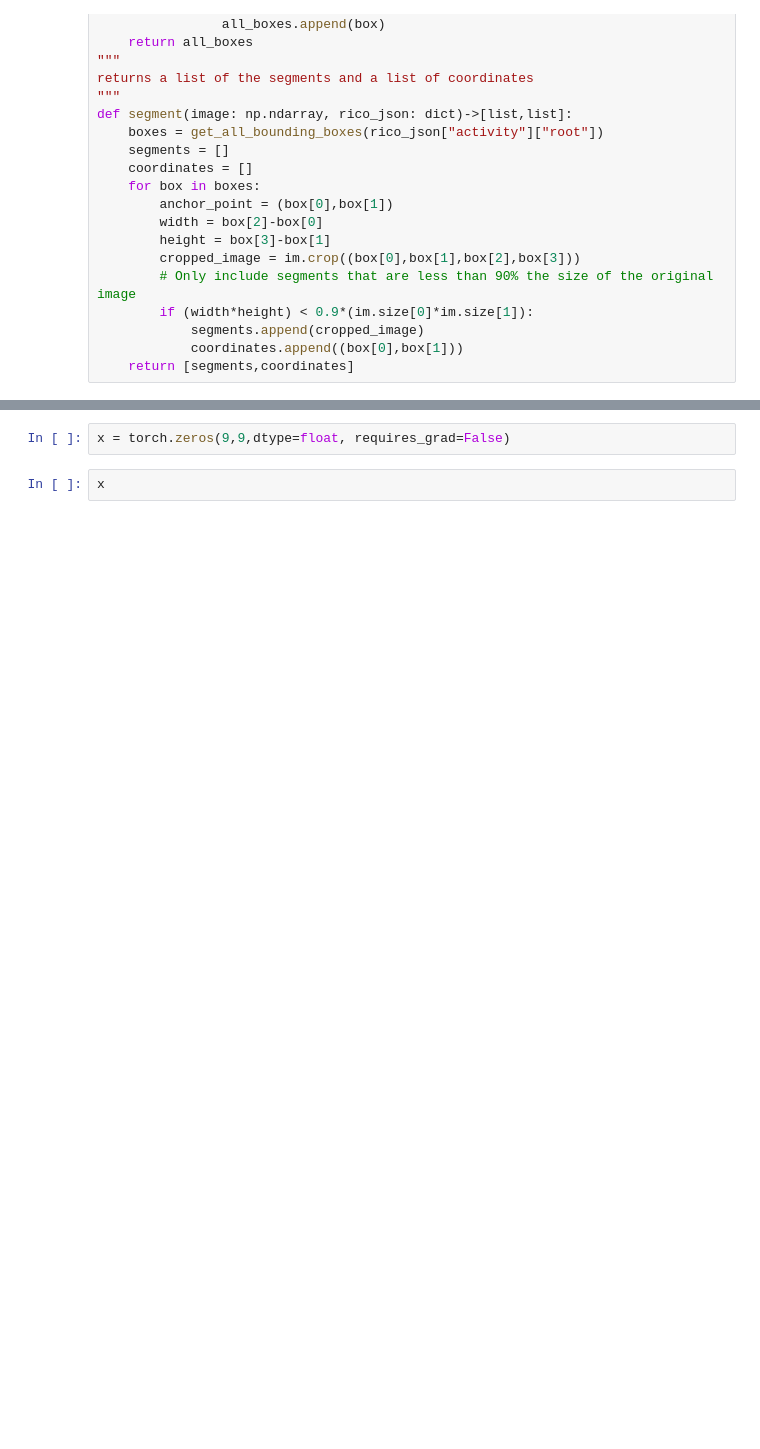
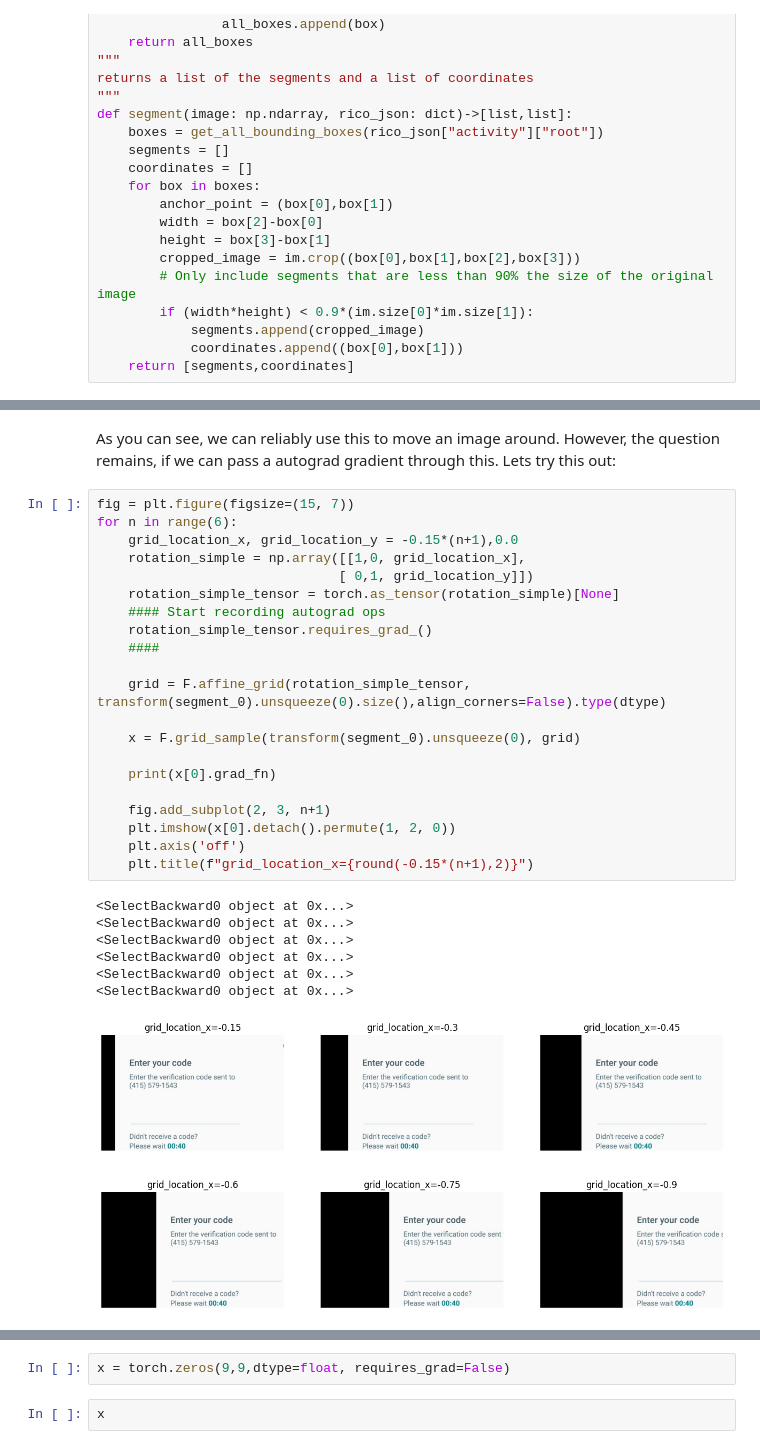
Before and after one commit to mowoe/bachelorthesis, a Jupyter notebook: testing_differentiable_translation.ipynb, the cells around one changed output, grey strips where cells are left out. Drawn from its saved outputs; the diff is of its cells as text; blank space fills up the shorter version.

```diff
--- a/testing_differentiable_translation.ipynb
+++ b/testing_differentiable_translation.ipynb
@@ -69,0 +91,31 @@ plt.show()
+# %% [markdown]
+As you can see, we can reliably use this to move an image around. However, the question remains, if we can pass a autograd gradient through this. Lets try this out:
+# %%
+fig = plt.figure(figsize=(15, 7))
+for n in range(6):
+    grid_location_x, grid_location_y = -0.15*(n+1),0.0
+    rotation_simple = np.array([[1,0, grid_location_x],
+                               [ 0,1, grid_location_y]])
+    rotation_simple_tensor = torch.as_tensor(rotation_simple)[None]
+    #### Start recording autograd ops
+    rotation_simple_tensor.requires_grad_()
+    ####
+
+    grid = F.affine_grid(rotation_simple_tensor, transform(segment_0).unsqueeze(0).size(),align_corners=False).type(dtype)
+
+    x = F.grid_sample(transform(segment_0).unsqueeze(0), grid)
+
+    print(x[0].grad_fn)
+
+    fig.add_subplot(2, 3, n+1)
+    plt.imshow(x[0].detach().permute(1, 2, 0))
+    plt.axis('off')
+    plt.title(f"grid_location_x={round(-0.15*(n+1),2)}")
+# %% [output]
+<SelectBackward0 object at 0x...>
+<SelectBackward0 object at 0x...>
+<SelectBackward0 object at 0x...>
+<SelectBackward0 object at 0x...>
+<SelectBackward0 object at 0x...>
+<SelectBackward0 object at 0x...>
+[figure, added]
```
Also changed, not shown: parts of 32 cells of this notebook.
